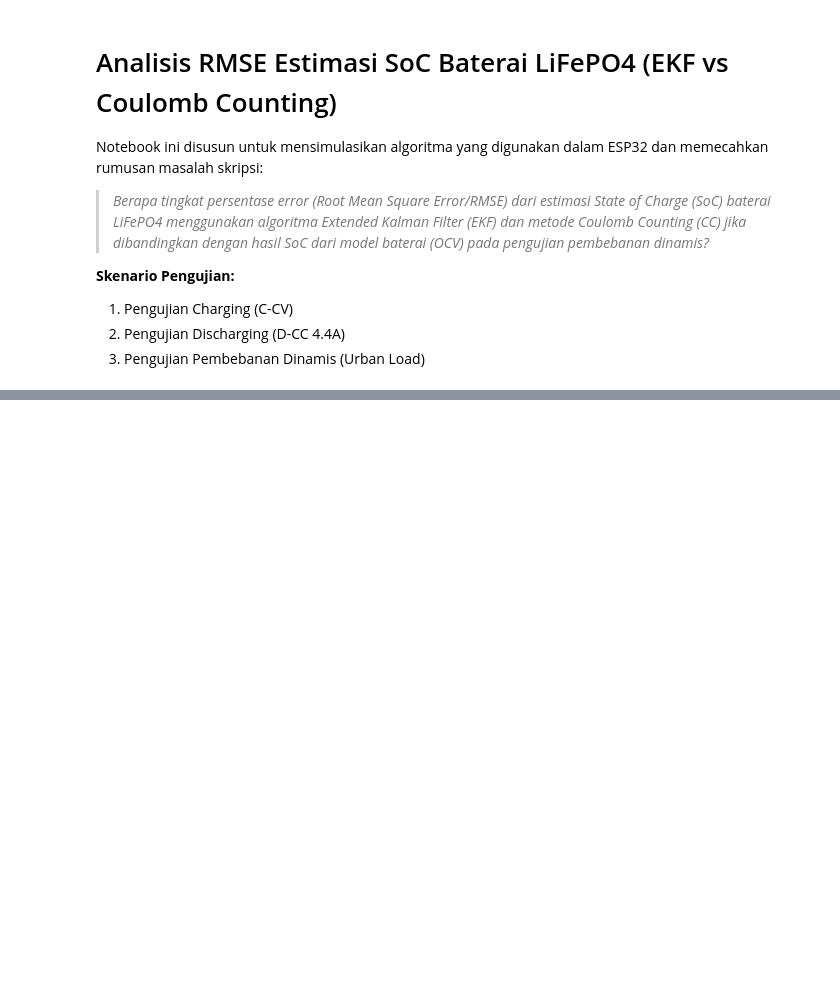
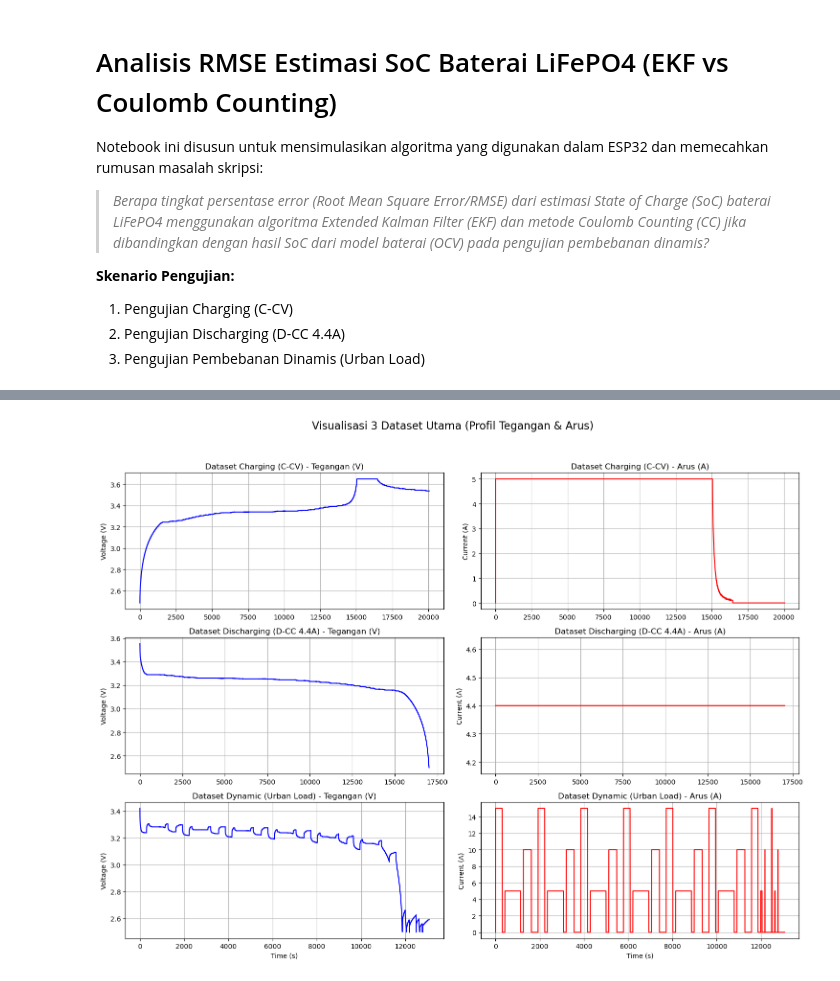
Before and after one commit to Zenalghi/Simulasi-Cell-B, a Jupyter notebook: Simulasi EKF + CC/Simulasi model dalam notebook/simulasi-A.ipynb, the cells around one changed output, grey strips where cells are left out. Cells and saved outputs as stored; diff of their text form; code cells hidden in the pictures; blank space fills up the shorter version.

```diff
--- a/Simulasi EKF + CC/Simulasi model dalam notebook/simulasi-A.ipynb
+++ b/Simulasi EKF + CC/Simulasi model dalam notebook/simulasi-A.ipynb
@@ -27,0 +56,27 @@ plt.rcParams['axes.grid'] = True
+# %%
+fig, axs = plt.subplots(3, 2, figsize=(15, 12))
+fig.suptitle('Visualisasi 3 Dataset Utama (Profil Tegangan & Arus)', fontsize=16)
+
+datasets = [
+    (df_charge, 'Dataset Charging (C-CV)'),
+    (df_discharge, 'Dataset Discharging (D-CC 4.4A)'),
+    (df_dynamic, 'Dataset Dynamic (Urban Load)')
+]
+
+for i, (df, title) in enumerate(datasets):
+    if df is not None:
+        axs[i, 0].plot(df['Time(S)'], df['Vol(V)'], color='blue')
+        axs[i, 0].set_title(f'{title} - Tegangan (V)')
+        axs[i, 0].set_ylabel('Voltage (V)')
+
+        axs[i, 1].plot(df['Time(S)'], df['Cur(A)'], color='red')
+        axs[i, 1].set_title(f'{title} - Arus (A)')
+        axs[i, 1].set_ylabel('Current (A)')
+        if i == 2:
+            axs[i, 0].set_xlabel('Time (s)')
+            axs[i, 1].set_xlabel('Time (s)')
+
+plt.tight_layout(rect=[0, 0.03, 1, 0.95])
+plt.show()
+# %% [output]
+[figure, added]
```
Also changed, not shown: parts of 23 cells of this notebook, 8 other files.
